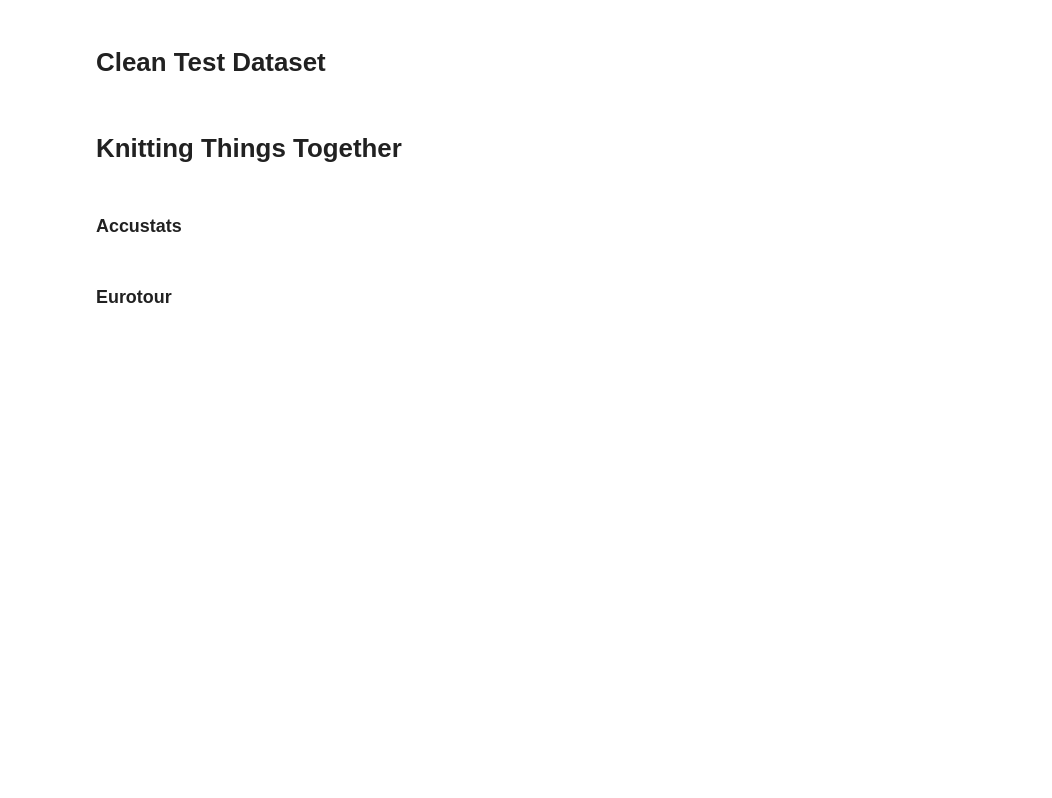
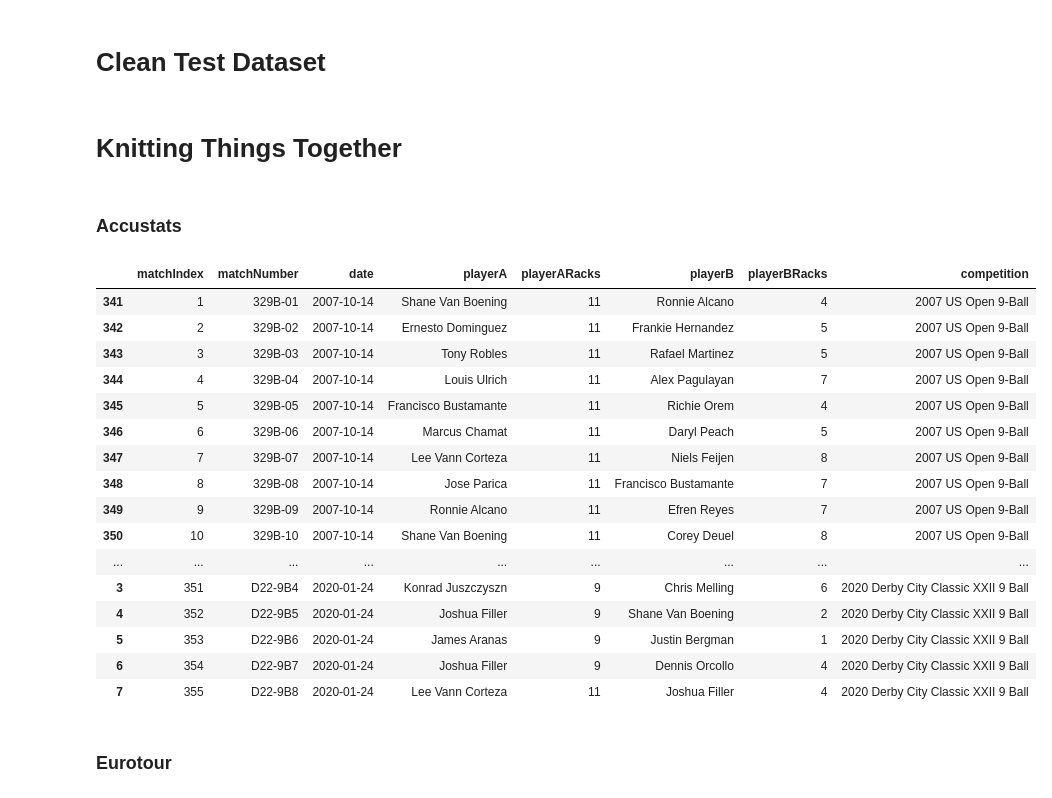
Before and after one commit to sethbilliau/SportsAnalytics, a Jupyter notebook: final/cuescoreScraper.ipynb, the cells around one changed output. Cells and saved outputs as stored; diff of their text form; code cells hidden in the pictures; blank space fills up the shorter version.

```diff
--- a/final/cuescoreScraper.ipynb
+++ b/final/cuescoreScraper.ipynb
@@ -781,12 +803,31 @@ data.to_csv("data/predatorCLPClean.csv")
 # %%
 accustats = pd.read_csv("data/accustats.csv")
 # accustats['Date'] = pd.to_datetime(accustats.matchTime)
 
 accustats = accustats.sort_values(by = "matchIndex")
 accustats = accustats.rename(columns = {'matchTime':'date',
                                        "Competition": 'competition'})
 accustats = accustats.drop(columns = ['round'])
 accustats.date = pd.to_datetime(accustats['date'])
+accustats
+# %% [output]
+|  | matchIndex | matchNumber | date | playerA | playerARacks | playerB | playerBRacks | competition |
+| 341 | 1 | 329B-01 | 2007-10-14 | Shane Van Boening | 11 | Ronnie Alcano | 4 | 2007 US Open 9-Ball |
+| 342 | 2 | 329B-02 | 2007-10-14 | Ernesto Dominguez | 11 | Frankie Hernandez | 5 | 2007 US Open 9-Ball |
+| 343 | 3 | 329B-03 | 2007-10-14 | Tony Robles | 11 | Rafael Martinez | 5 | 2007 US Open 9-Ball |
+| 344 | 4 | 329B-04 | 2007-10-14 | Louis Ulrich | 11 | Alex Pagulayan | 7 | 2007 US Open 9-Ball |
+| 345 | 5 | 329B-05 | 2007-10-14 | Francisco Bustamante | 11 | Richie Orem | 4 | 2007 US Open 9-Ball |
+| 346 | 6 | 329B-06 | 2007-10-14 | Marcus Chamat | 11 | Daryl Peach | 5 | 2007 US Open 9-Ball |
+| 347 | 7 | 329B-07 | 2007-10-14 | Lee Vann Corteza | 11 | Niels Feijen | 8 | 2007 US Open 9-Ball |
+| 348 | 8 | 329B-08 | 2007-10-14 | Jose Parica | 11 | Francisco Bustamante | 7 | 2007 US Open 9-Ball |
+| 349 | 9 | 329B-09 | 2007-10-14 | Ronnie Alcano | 11 | Efren Reyes | 7 | 2007 US Open 9-Ball |
+| 350 | 10 | 329B-10 | 2007-10-14 | Shane Van Boening | 11 | Corey Deuel | 8 | 2007 US Open 9-Ball |
+| ... | ... | ... | ... | ... | ... | ... | ... | ... |
+| 3 | 351 | D22-9B4 | 2020-01-24 | Konrad Juszczyszn | 9 | Chris Melling | 6 | 2020 Derby City Classic XXII 9 Ball |
+| 4 | 352 | D22-9B5 | 2020-01-24 | Joshua Filler | 9 | Shane Van Boening | 2 | 2020 Derby City Classic XXII 9 Ball |
+| 5 | 353 | D22-9B6 | 2020-01-24 | James Aranas | 9 | Justin Bergman | 1 | 2020 Derby City Classic XXII 9 Ball |
+| 6 | 354 | D22-9B7 | 2020-01-24 | Joshua Filler | 9 | Dennis Orcollo | 4 | 2020 Derby City Classic XXII 9 Ball |
+| 7 | 355 | D22-9B8 | 2020-01-24 | Lee Vann Corteza | 11 | Joshua Filler | 4 | 2020 Derby City Classic XXII 9 Ball |
 # %% [markdown]
 ### Eurotour
 # %%
```
Also changed, not shown: parts of 42 cells of this notebook, 6 other files.
